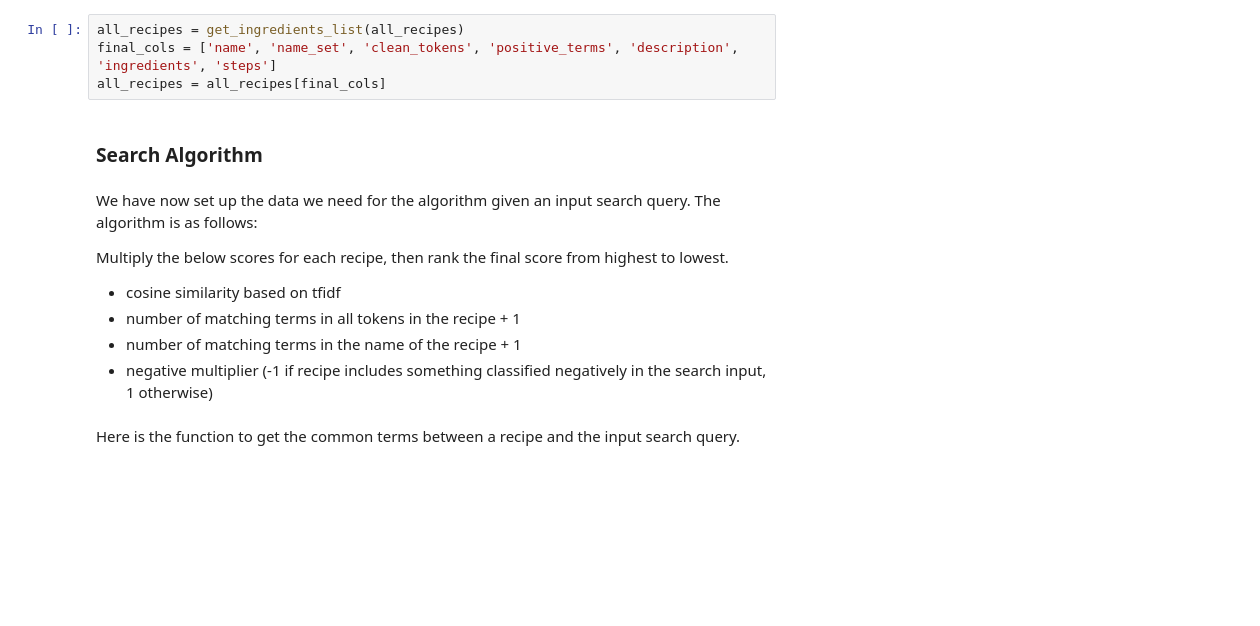
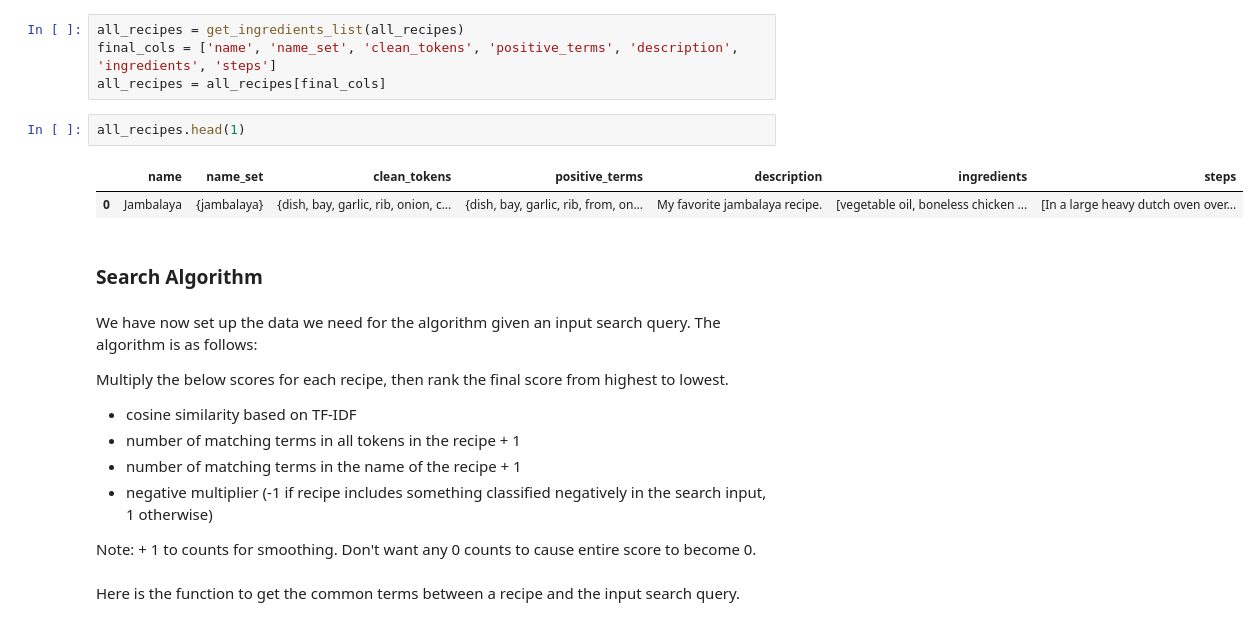
Before and after one commit to yoonoolee/recipes_search_project, a Jupyter notebook: recipes_final.ipynb, the cells around one changed output. Cells and saved outputs as stored; diff of their text form; blank space fills up the shorter version.

```diff
--- a/recipes_final.ipynb
+++ b/recipes_final.ipynb
@@ -506,16 +539,23 @@ def get_ingredients_list(df):
 all_recipes = get_ingredients_list(all_recipes)
 final_cols = ['name', 'name_set', 'clean_tokens', 'positive_terms', 'description', 'ingredients', 'steps']
 all_recipes = all_recipes[final_cols]
+# %%
+all_recipes.head(1)
+# %% [output]
+|  | name | name_set | clean_tokens | positive_terms | description | ingredients | steps |
+| 0 | Jambalaya | {jambalaya} | {dish, bay, garlic, rib, onion, c... | {dish, bay, garlic, rib, from, on... | My favorite jambalaya recipe. | [vegetable oil, boneless chicken ... | [In a large heavy dutch oven over... |
 # %% [markdown]
 ### Search Algorithm
 # %% [markdown]
 We have now set up the data we need for the algorithm given an input search query. The algorithm is as follows:
 
 Multiply the below scores for each recipe, then rank the final score from highest to lowest.
-- cosine similarity based on tfidf
+- cosine similarity based on TF-IDF
 - number of matching terms in all tokens in the recipe + 1
 - number of matching terms in the name of the recipe + 1
 - negative multiplier (-1 if recipe includes something classified negatively in the search input, 1 otherwise)
+
+Note: + 1 to counts for smoothing. Don't want any 0 counts to cause entire score to become 0.
 # %% [markdown]
 Here is the function to get the common terms between a recipe and the input search query.
 # %%
```
Also changed, not shown: parts of 25 cells of this notebook.
